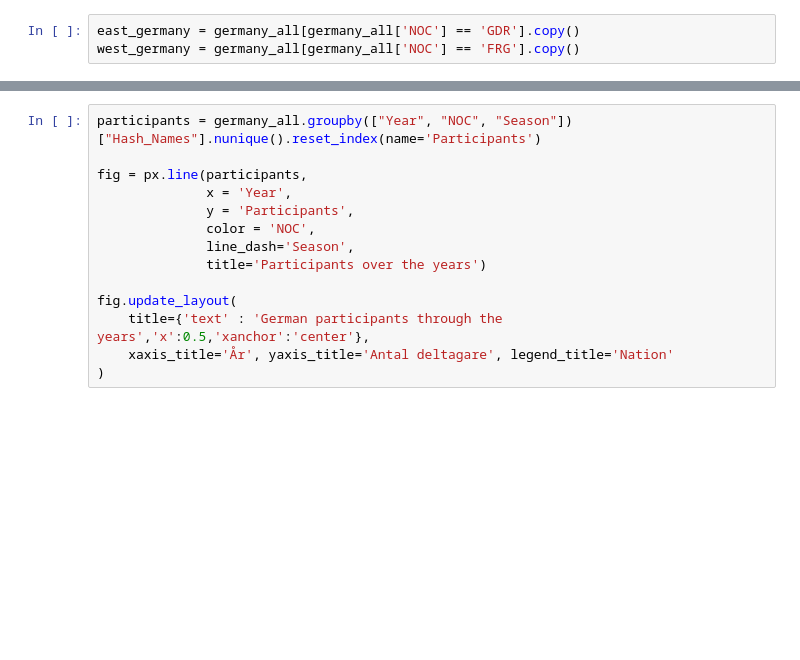
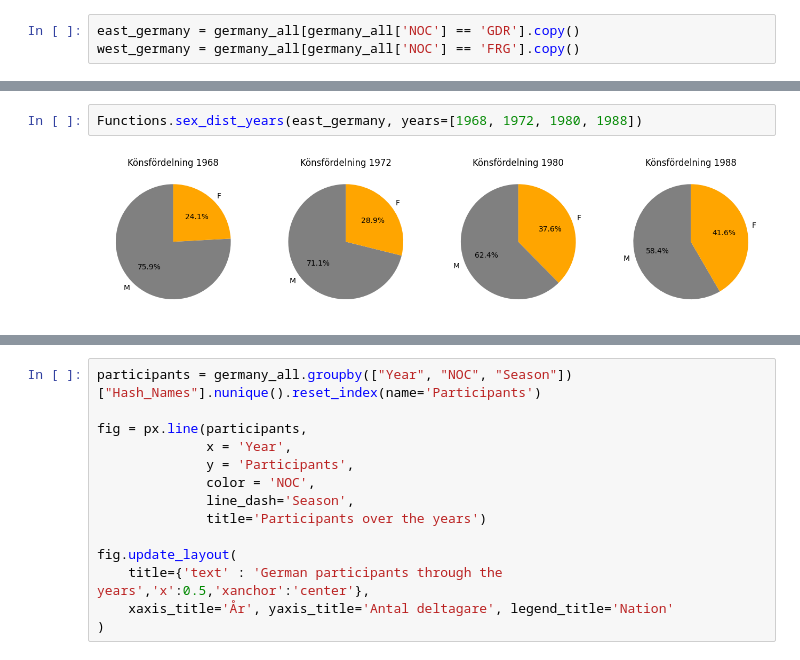
Before and after one commit to SebastianPetersson/Project_OS, a Jupyter notebook: Projekt_OS_Tyskland.ipynb, the cells around one changed output, grey strips where cells are left out. Saved outputs shown, nothing was run; the diff lists cells and outputs as text; blank space fills up the shorter version.

```diff
--- a/Projekt_OS_Tyskland.ipynb
+++ b/Projekt_OS_Tyskland.ipynb
@@ -79,0 +87,4 @@ Text(0.5, 1.0, 'Sex distribution - East Germany (GDR)')
+# %%
+Functions.sex_dist_years(east_germany, years=[1968, 1972, 1980, 1988])
+# %% [output]
+[figure, added]
```
Also changed, not shown: parts of 6 cells of this notebook.
